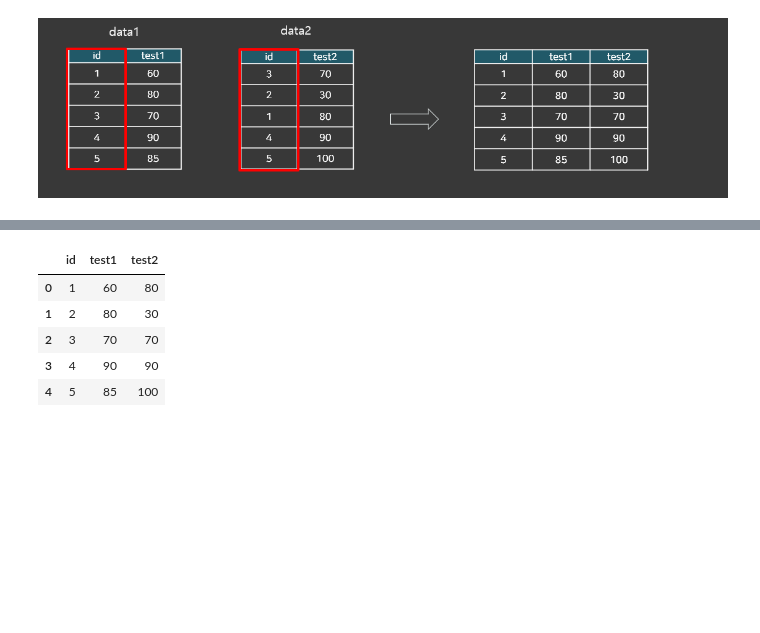
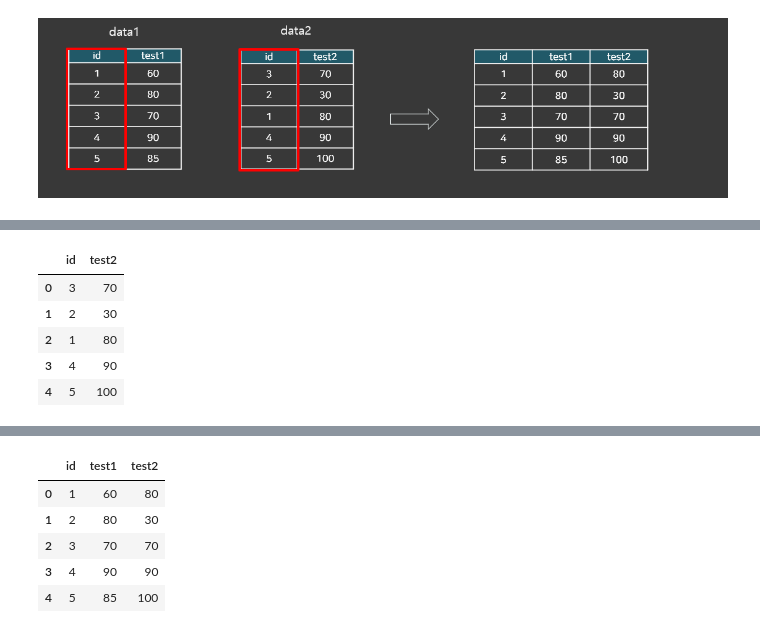
Before and after one commit to motorio0829/Programming-for-AI-25-1, a Jupyter notebook: lecturenote/판다스2.ipynb, the cells around one changed output, grey strips where cells are left out. Saved outputs shown, nothing was run; the diff lists cells and outputs as text; code cells hidden in the pictures; blank space fills up the shorter version.

```diff
--- a/lecturenote/판다스2.ipynb
+++ b/lecturenote/판다스2.ipynb
@@ -1463,0 +1478,9 @@ data2 = pd.DataFrame({"id": [3,2,1,4,5],"test2":[70, 30, 80, 90, 100]})
+# %%
+data2
+# %% [output]
+|  | id | test2 |
+| 0 | 3 | 70 |
+| 1 | 2 | 30 |
+| 2 | 1 | 80 |
+| 3 | 4 | 90 |
+| 4 | 5 | 100 |
```
Also changed, not shown: parts of 8 cells of this notebook.
